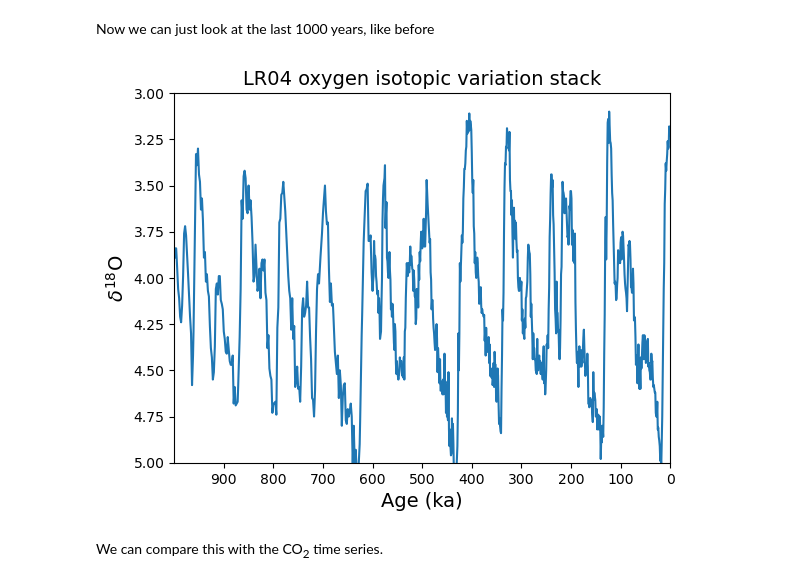
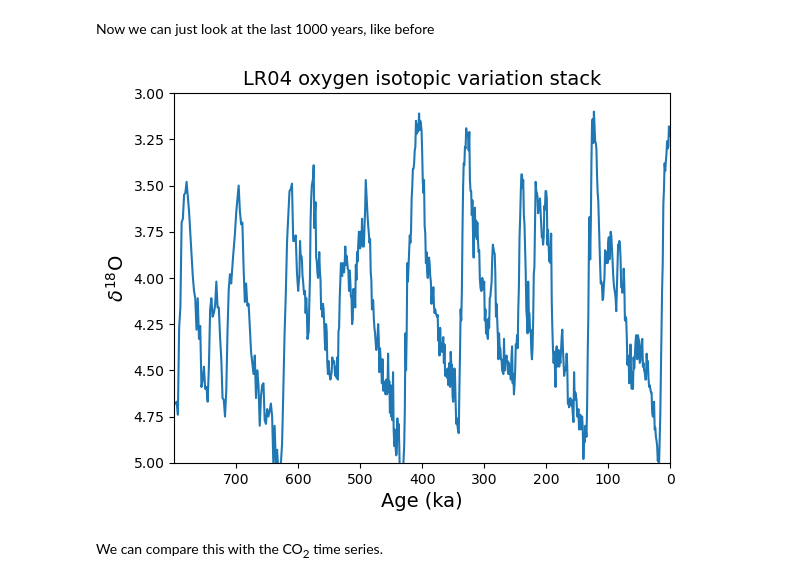
Before and after one commit to marositesUSC/wx-and-climate, a Jupyter notebook: glacial_cycles_time_series/week10_glacial_cycle_time_series/02_Glacial_Cycles_Guided_In_Class.ipynb, the cells around one changed output. Drawn from its saved outputs; the diff is of its cells as text; code cells hidden in the pictures.

```diff
--- a/glacial_cycles_time_series/week10_glacial_cycle_time_series/02_Glacial_Cycles_Guided_In_Class.ipynb
+++ b/glacial_cycles_time_series/week10_glacial_cycle_time_series/02_Glacial_Cycles_Guided_In_Class.ipynb
@@ -684,18 +684,18 @@ display(lr04_d18O_interp.head())
 # %% [markdown]
 Now we can just look at the last 1000 years, like before
 # %%
-d18O_recent = lr04_d18O_interp[lr04_d18O_interp['Age (ka)']<1000] # filter data for last 1Ma
+d18O_recent = lr04_d18O_interp[lr04_d18O_interp['Age (ka)']<800] # filter data for last 1Ma
 
 plt.plot(d18O_recent['Age (ka)'],d18O_recent['d18O'])
 plt.title('LR04 oxygen isotopic variation stack', fontsize=14)
 plt.xlabel('Age (ka)', fontsize=14)
 plt.ylabel('$\\delta ^{18}$O', fontsize=14)
 plt.ylim(5,3)
-plt.xlim(1000,0)
-plt.xticks(range(0,1000,100))
+plt.xlim(800,0)
+plt.xticks(range(0,800,100))
 plt.show()
 # %% [output]
-[figure, old version]
+[figure, new version]
 # %% [markdown]
 We can compare this with the CO<sub>2</sub> time series.
 # %% [markdown]
```
Also changed, not shown: parts of 1 cell of this notebook.
